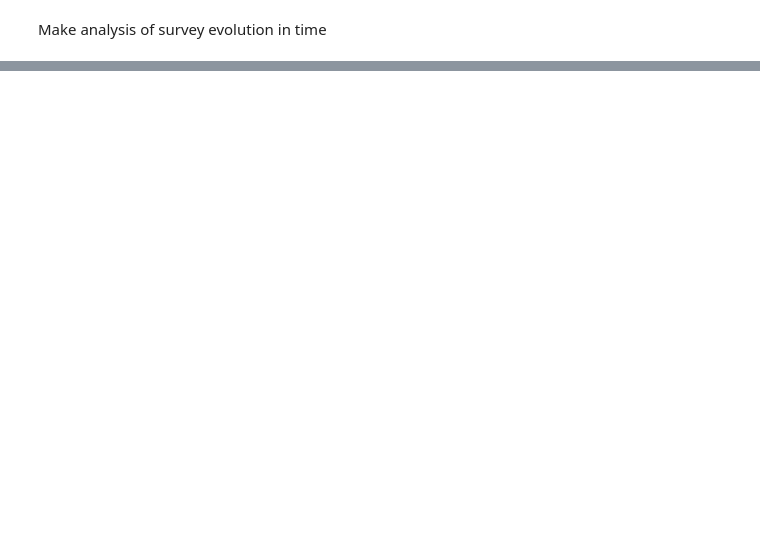
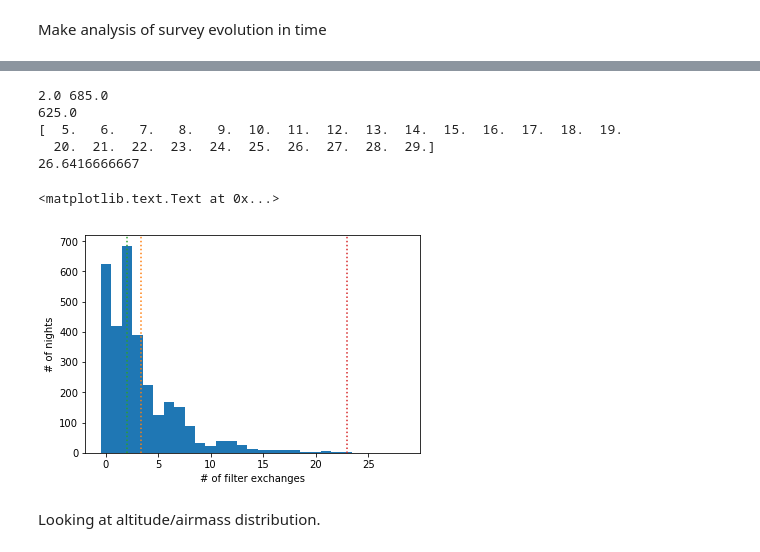
Before and after one commit to tribeiro/notebooks, a Jupyter notebook: Survey evolution analysis.ipynb, the cells around one changed output, grey strips where cells are left out. Cells and saved outputs as stored; diff of their text form; code cells hidden in the pictures; blank space fills up the shorter version.

```diff
--- a/Survey evolution analysis.ipynb
+++ b/Survey evolution analysis.ipynb
@@ -179,0 +246,29 @@ Plotting complete.
+# %%
+mask = bundle_fc.metricValues.data > .0
+bins = np.arange(0.,30)
+a = plt.hist(np.array(bundle_fc.metricValues.data[mask]),bins=bins-0.5)
+
+mean_val = np.mean(np.array(bundle_fc.metricValues.data[mask]))
+ylim = plt.ylim()
+print(bins[np.argmax(a[0])],np.max(a[0]))
+print(a[0][0])
+print(bins[5:])
+print(np.sum(a[0][5:]*bins[5:-1])*2/60./8.)
+# plt.plot([mean_val,mean_val], ylim, ':')
+plt.plot([bundle_fc.summaryValues['Mean'],bundle_fc.summaryValues['Mean']],ylim,':')
+plt.plot([bins[np.argmax(a[0])],bins[np.argmax(a[0])]],ylim,':')
+plt.plot([bundle_fc.summaryValues['Max'],bundle_fc.summaryValues['Max']],ylim,':')
+plt.ylim(ylim)
+
+plt.ylabel('# of nights')
+plt.xlabel('# of filter exchanges')
+# %% [output]
+2.0 685.0
+625.0
+[  5.   6.   7.   8.   9.  10.  11.  12.  13.  14.  15.  16.  17.  18.  19.
+  20.  21.  22.  23.  24.  25.  26.  27.  28.  29.]
+26.6416666667
+<matplotlib.text.Text at 0x...>
+[figure, added]
+# %% [markdown]
+Looking at altitude/airmass distribution.
```
Also changed, not shown: parts of 36 cells of this notebook, 7 other files.
